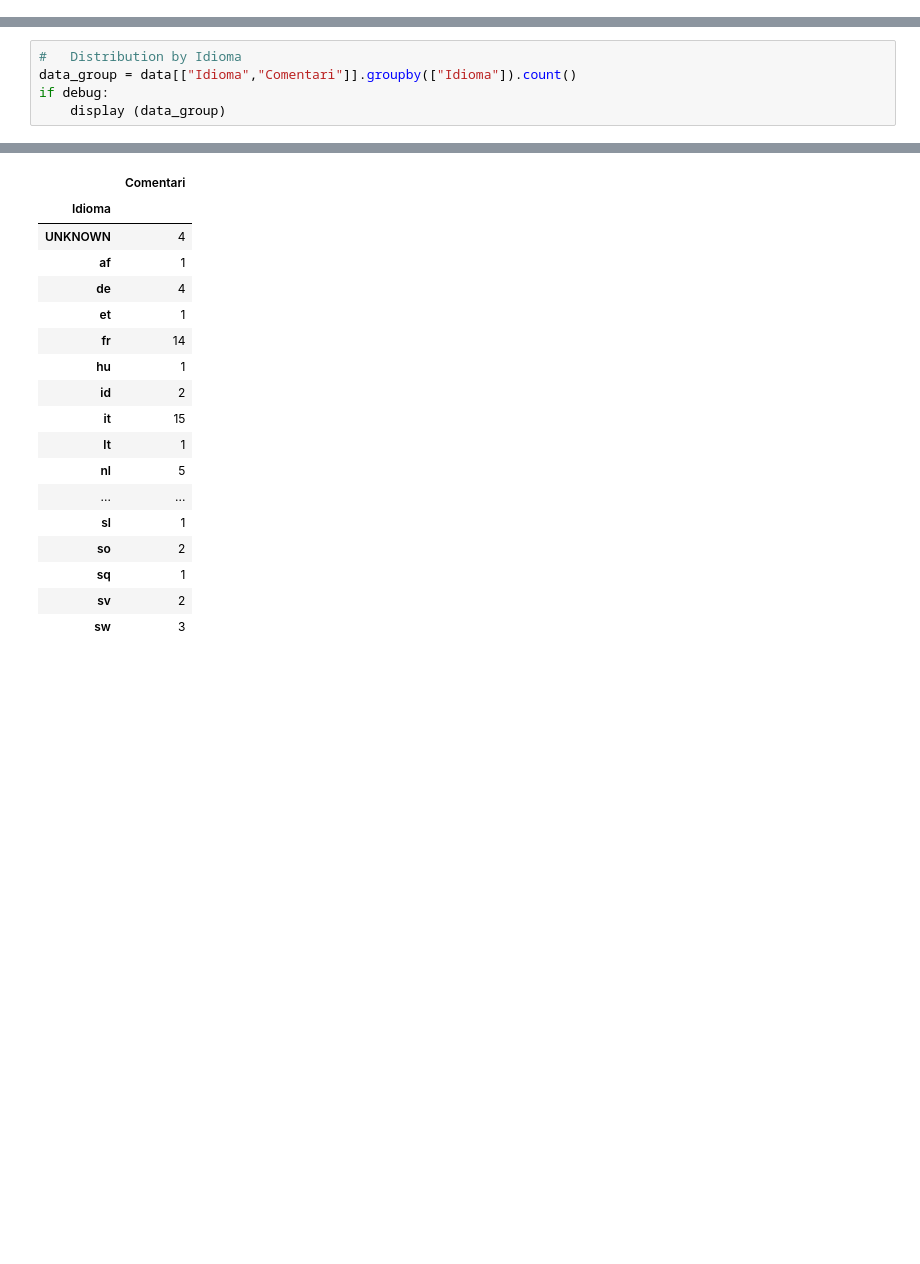
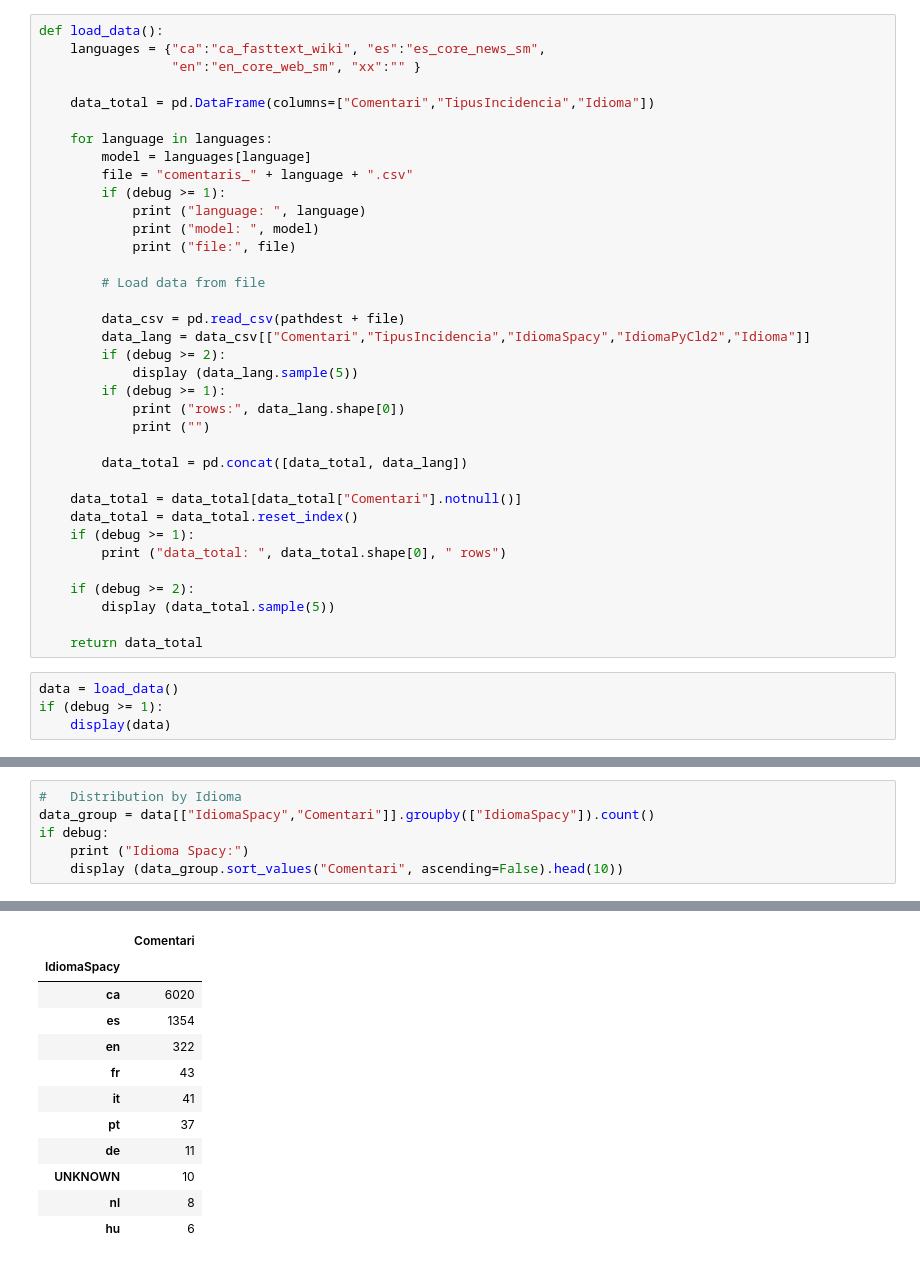
Before and after one commit to dsm9/TreballFiMaster, a Jupyter notebook: spacy/lang_detect_problem.ipynb, the cells around one changed output, grey strips where cells are left out. Saved outputs shown, nothing was run; the diff lists cells and outputs as text; blank space fills up the shorter version.

Commit message:
Load data, detect language and first model

```diff
--- a/spacy/lang_detect_problem.ipynb
+++ b/spacy/lang_detect_problem.ipynb
@@ -42,0 +26,40 @@ display (data)
+# %%
+def load_data():
+    languages = {"ca":"ca_fasttext_wiki", "es":"es_core_news_sm",
+                 "en":"en_core_web_sm", "xx":"" }
+
+    data_total = pd.DataFrame(columns=["Comentari","TipusIncidencia","Idioma"])
+
+    for language in languages:
+        model = languages[language]
+        file = "comentaris_" + language + ".csv"
+        if (debug >= 1):
+            print ("language: ", language)
+            print ("model: ", model)
+            print ("file:", file)
+
+        # Load data from file
+
+        data_csv = pd.read_csv(pathdest + file)
+        data_lang = data_csv[["Comentari","TipusIncidencia","IdiomaSpacy","IdiomaPyCld2","Idioma"]]
+        if (debug >= 2):
+            display (data_lang.sample(5))
+        if (debug >= 1):
+            print ("rows:", data_lang.shape[0])
+            print ("")
+
+        data_total = pd.concat([data_total, data_lang])
+
+    data_total = data_total[data_total["Comentari"].notnull()]
+    data_total = data_total.reset_index()
+    if (debug >= 1):
+        print ("data_total: ", data_total.shape[0], " rows")
+
+    if (debug >= 2):
+        display (data_total.sample(5))
+
+    return data_total
+# %%
+data = load_data()
+if (debug >= 1):
+    display(data)
@@ -43,6 +97,7 @@ display (data)
 # %%
 #   Distribution by Idioma
-data_group = data[["Idioma","Comentari"]].groupby(["Idioma"]).count()
+data_group = data[["IdiomaSpacy","Comentari"]].groupby(["IdiomaSpacy"]).count()
 if debug:
-    display (data_group)
+    print ("Idioma Spacy:")
+    display (data_group.sort_values("Comentari", ascending=False).head(10))
 # %% [output]
@@ -49,18 +105,12 @@ if debug:
 |  | Comentari |
-| Idioma |  |
-| UNKNOWN | 4 |
-| af | 1 |
-| de | 4 |
-| et | 1 |
-| fr | 14 |
-| hu | 1 |
-| id | 2 |
-| it | 15 |
-| lt | 1 |
-| nl | 5 |
-| ... | ... |
-| sl | 1 |
-| so | 2 |
-| sq | 1 |
-| sv | 2 |
-| sw | 3 |
+| IdiomaSpacy |  |
+| ca | 6020 |
+| es | 1354 |
+| en | 322 |
+| fr | 43 |
+| it | 41 |
+| pt | 37 |
+| de | 11 |
+| UNKNOWN | 10 |
+| nl | 8 |
+| hu | 6 |
```
Also changed, not shown: parts of 25 cells of this notebook, 12 other files.
